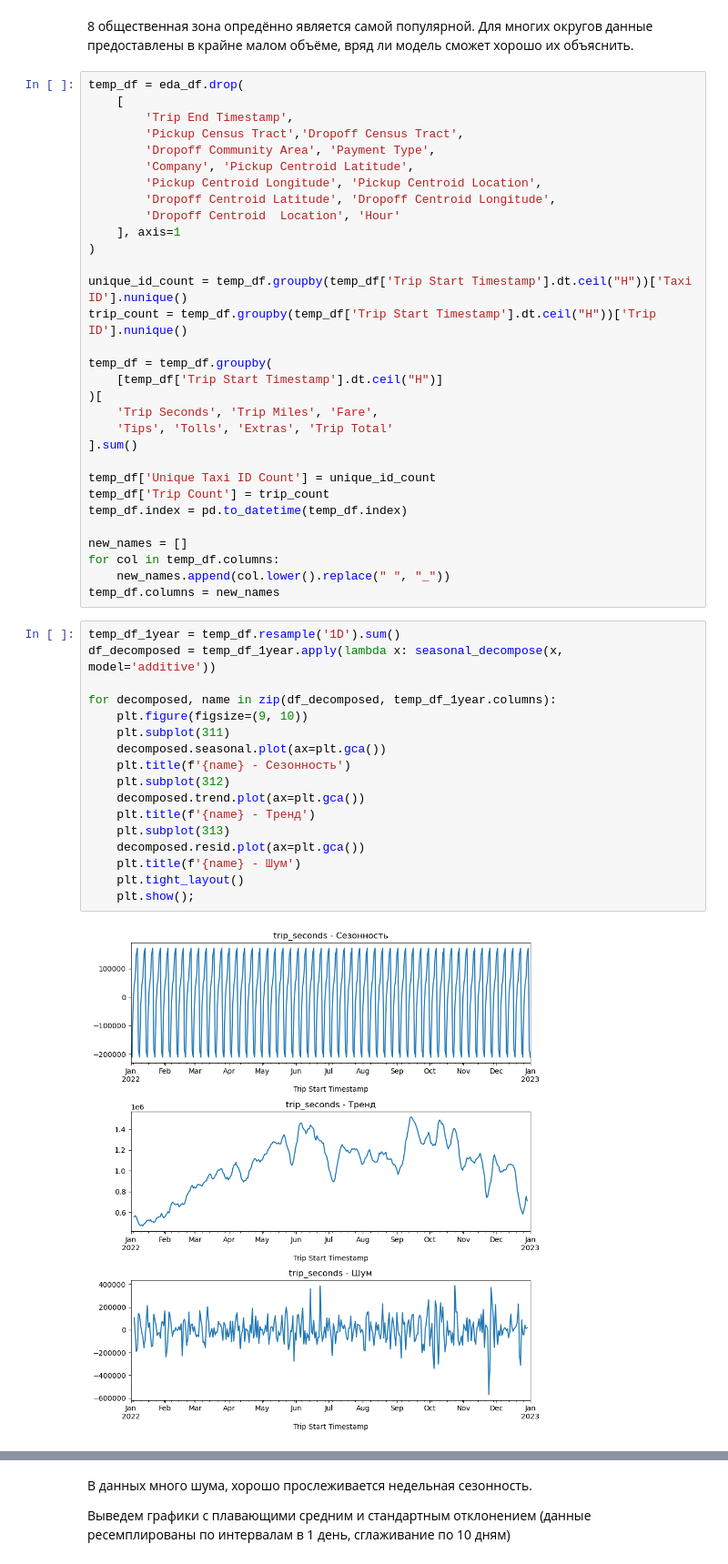
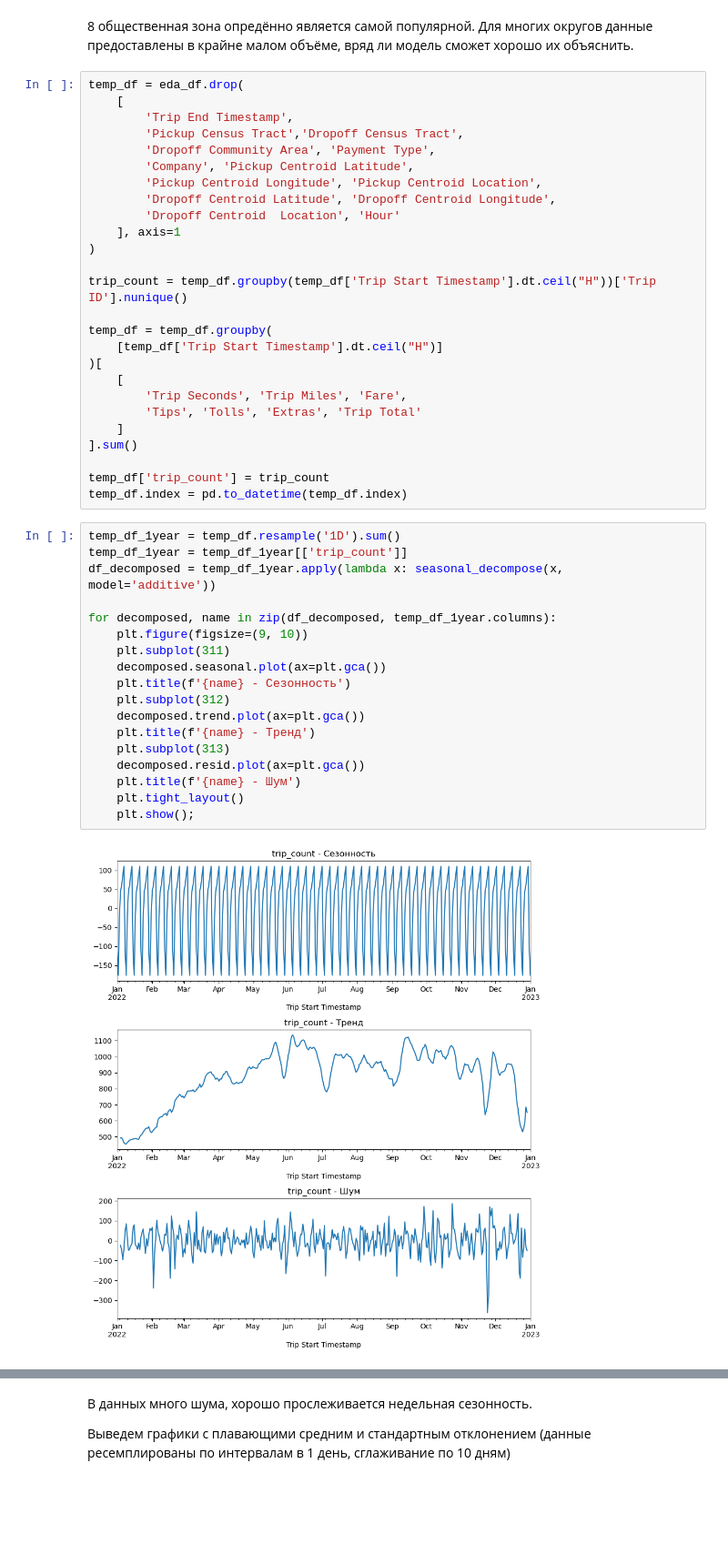
Before and after one commit to ekkv/chicago-taxi, a Jupyter notebook: notebook.ipynb, the cells around one changed output, grey strips where cells are left out. Shown at 91% size. Drawn from its saved outputs; the diff is of its cells as text; blank space fills up the shorter version.

```diff
--- a/notebook.ipynb
+++ b/notebook.ipynb
@@ -253,40 +256,36 @@ temp_df = eda_df.drop(
     ], axis=1
 )
 
-unique_id_count = temp_df.groupby(temp_df['Trip Start Timestamp'].dt.ceil("H"))['Taxi ID'].nunique()
 trip_count = temp_df.groupby(temp_df['Trip Start Timestamp'].dt.ceil("H"))['Trip ID'].nunique()
 
 temp_df = temp_df.groupby(
     [temp_df['Trip Start Timestamp'].dt.ceil("H")]
 )[
-    'Trip Seconds', 'Trip Miles', 'Fare',
-    'Tips', 'Tolls', 'Extras', 'Trip Total'
+    [
+        'Trip Seconds', 'Trip Miles', 'Fare',
+        'Tips', 'Tolls', 'Extras', 'Trip Total'
+    ]
 ].sum()
 
-temp_df['Unique Taxi ID Count'] = unique_id_count
-temp_df['Trip Count'] = trip_count
+temp_df['trip_count'] = trip_count
 temp_df.index = pd.to_datetime(temp_df.index)
-
-new_names = []
-for col in temp_df.columns:
-    new_names.append(col.lower().replace(" ", "_"))
-temp_df.columns = new_names
 # %%
 temp_df_1year = temp_df.resample('1D').sum()
+temp_df_1year = temp_df_1year[['trip_count']]
 df_decomposed = temp_df_1year.apply(lambda x: seasonal_decompose(x, model='additive'))
 
 for decomposed, name in zip(df_decomposed, temp_df_1year.columns):
     plt.figure(figsize=(9, 10))
     plt.subplot(311)
     decomposed.seasonal.plot(ax=plt.gca())
     plt.title(f'{name} - Сезонность')
     plt.subplot(312)
     decomposed.trend.plot(ax=plt.gca())
     plt.title(f'{name} - Тренд')
     plt.subplot(313)
     decomposed.resid.plot(ax=plt.gca())
     plt.title(f'{name} - Шум')
     plt.tight_layout()
     plt.show();
 # %% [output]
-[figure, old version]
+[figure, new version]
```
Also changed, not shown: parts of 33 cells of this notebook.
